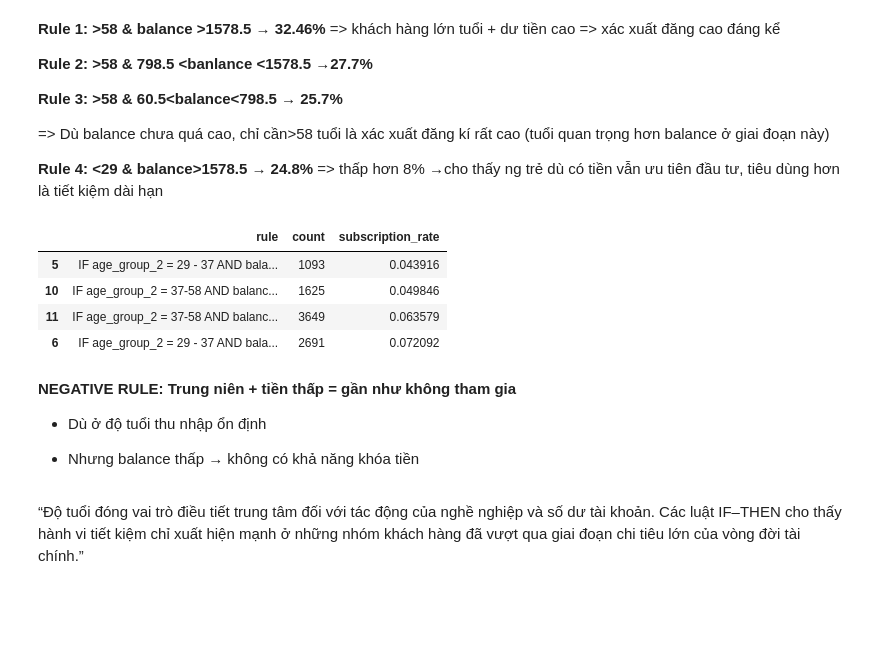
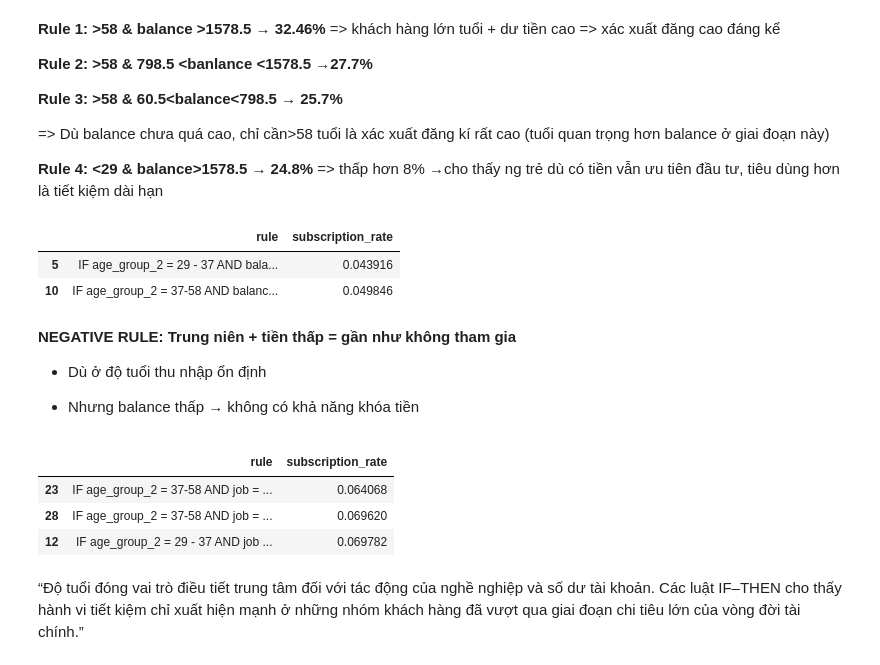
Before and after one commit to NguyenPhanNhatLan/DM, a Jupyter notebook: notebooks/phantichbien.ipynb, the cells around one changed output. Cells and saved outputs as stored; diff of their text form; code cells hidden in the pictures; blank space fills up the shorter version.

```diff
--- a/notebooks/phantichbien.ipynb
+++ b/notebooks/phantichbien.ipynb
@@ -71,7 +59,0 @@ Phân chia tuổi khách hàng theo phương pháp này cho thấy sự **thiên
-# %%
-cus_df['age_group_1'] = pd.cut(cus_df['age'], bins= [0, 18, 25, 45, 65, 120],
-                             labels= ['Formative Years', 'Early Career', 'Mid-Career', 'Pre-Retirement', 'Retirement'],
-                             right= True)
-ag1_count = cus_df.groupby('age_group_1').size()
-ag1_count = pd.DataFrame(ag1_count).reset_index()
-ag1_count
@@ -766,21 +724,30 @@ def generate_negative_rules(
 # %%
 generate_negative_rules(
     cus_df,
     ['age_group_2','balance_group'],
-    max_rate=0.08
-)[['rule','count','subscription_rate']]
+    max_rate=0.05
+)[['rule','subscription_rate']]
 # %% [output]
-|  | rule | count | subscription_rate |
-| 5 | IF age_group_2 = 29 - 37 AND bala... | 1093 | 0.043916 |
-| 10 | IF age_group_2 = 37-58 AND balanc... | 1625 | 0.049846 |
-| 11 | IF age_group_2 = 37-58 AND balanc... | 3649 | 0.063579 |
-| 6 | IF age_group_2 = 29 - 37 AND bala... | 2691 | 0.072092 |
+|  | rule | subscription_rate |
+| 5 | IF age_group_2 = 29 - 37 AND bala... | 0.043916 |
+| 10 | IF age_group_2 = 37-58 AND balanc... | 0.049846 |
 # %% [markdown]
 **NEGATIVE RULE: Trung niên + tiền thấp = gần như không tham gia**
 
 - Dù ở độ tuổi thu nhập ổn định
 
 - Nhưng balance thấp → không có khả năng khóa tiền
+# %%
+generate_negative_rules(
+    cus_df,
+    ['age_group_2','job'],
+    max_rate=0.07
+)[['rule','subscription_rate']]
+# %% [output]
+|  | rule | subscription_rate |
+| 23 | IF age_group_2 = 37-58 AND job = ... | 0.064068 |
+| 28 | IF age_group_2 = 37-58 AND job = ... | 0.069620 |
+| 12 | IF age_group_2 = 29 - 37 AND job ... | 0.069782 |
 # %% [markdown]
 “Độ tuổi đóng vai trò điều tiết trung tâm đối với tác động của nghề nghiệp và số dư tài khoản. Các luật IF–THEN cho thấy hành vi tiết kiệm chỉ xuất hiện mạnh ở những nhóm khách hàng đã vượt qua giai đoạn chi tiêu lớn của vòng đời tài chính.”
 # %% [markdown]
```
Also changed, not shown: parts of 15 cells of this notebook, 1 other file.
